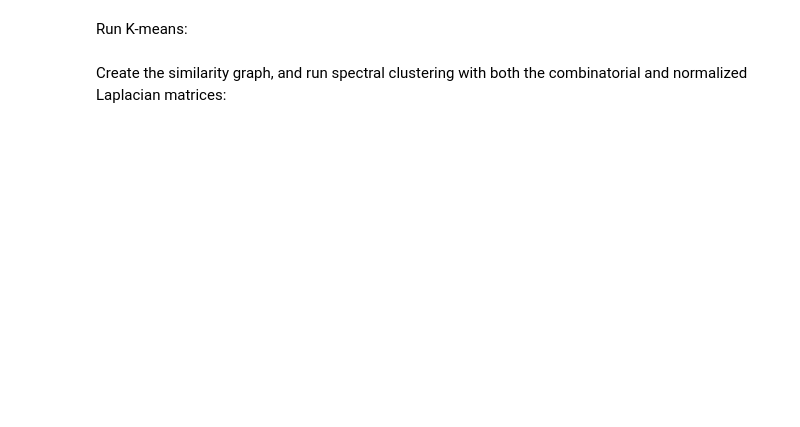
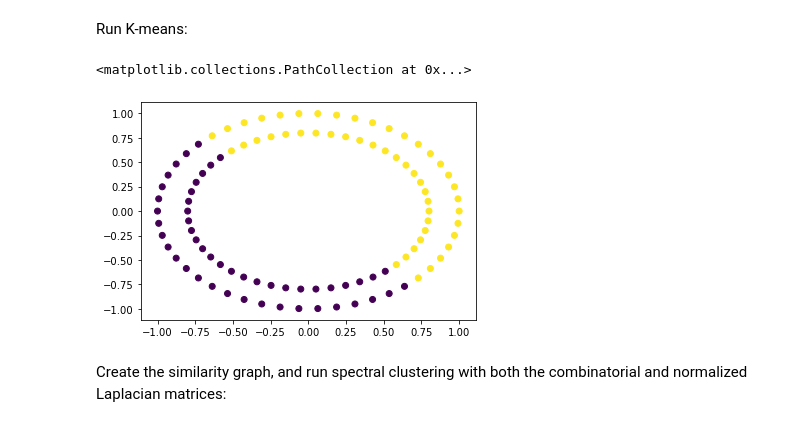
Before and after one commit to alielabridi/NTDS_2019, a Jupyter notebook: assignments/2_learning_with_graphs_tariq.ipynb, the cells around one changed output. Drawn from its saved outputs; the diff is of its cells as text; code cells hidden in the pictures; blank space fills up the shorter version.

```diff
--- a/assignments/2_learning_with_graphs_tariq.ipynb
+++ b/assignments/2_learning_with_graphs_tariq.ipynb
@@ -288,2 +292,8 @@ Run K-means:
+# %%
+predictions = KMeans(n_clusters=2).fit_predict(X_circles)
+plt.scatter(X_circles[:, 0], X_circles[:, 1], c=predictions)
+# %% [output]
+<matplotlib.collections.PathCollection at 0x...>
+[figure, added]
 # %% [markdown]
 Create the similarity graph, and run spectral clustering with both the combinatorial and normalized Laplacian matrices:
```
Also changed, not shown: parts of 19 cells of this notebook.
